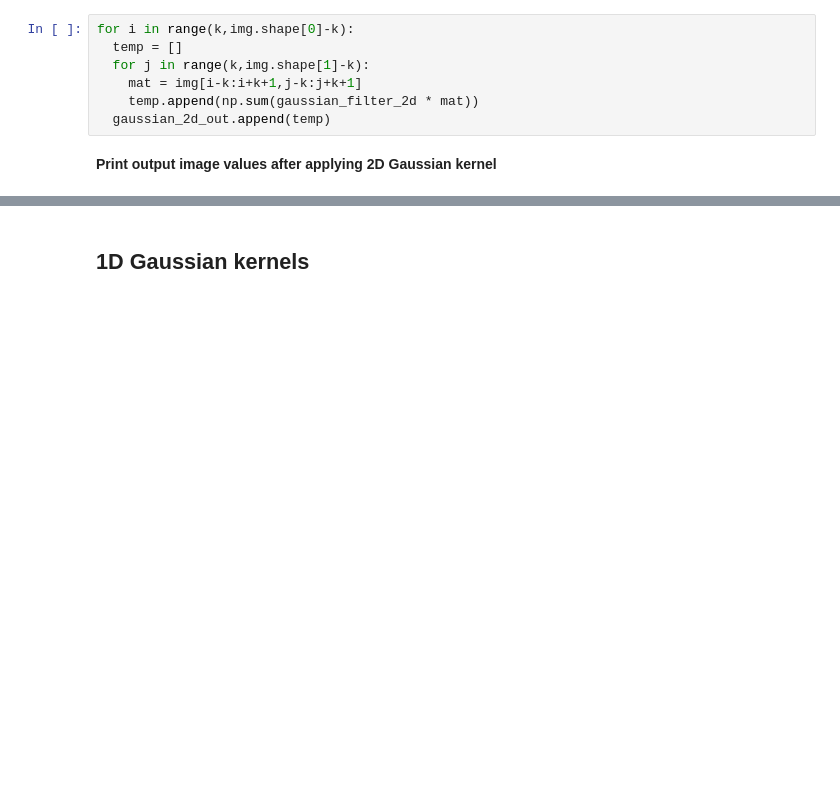
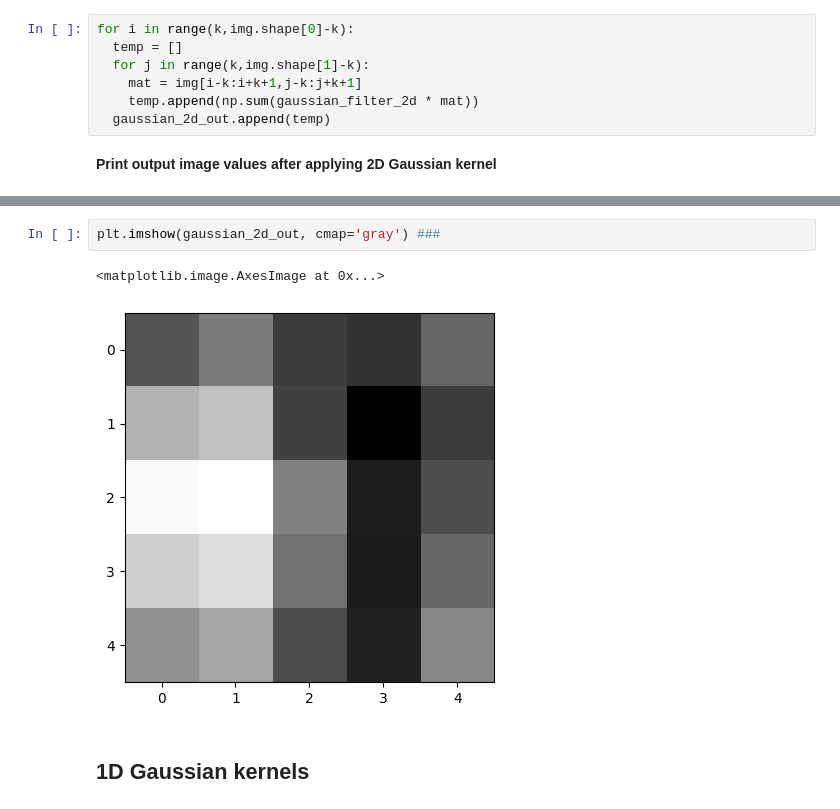
Before and after one commit to bibasrairockz/Image-processing-numpy, a Jupyter notebook: notebook.ipynb, the cells around one changed output, grey strips where cells are left out. Drawn from its saved outputs; the diff is of its cells as text; blank space fills up the shorter version.

```diff
--- a/notebook.ipynb
+++ b/notebook.ipynb
@@ -1181,3 +1221,8 @@ gaussian_2d_out
+# %%
+plt.imshow(gaussian_2d_out, cmap='gray') ###
+# %% [output]
+<matplotlib.image.AxesImage at 0x...>
+[figure, added]
 # %% [markdown]
 ## 1D Gaussian kernels
 # %% [markdown]
```
Also changed, not shown: parts of 29 cells of this notebook.
